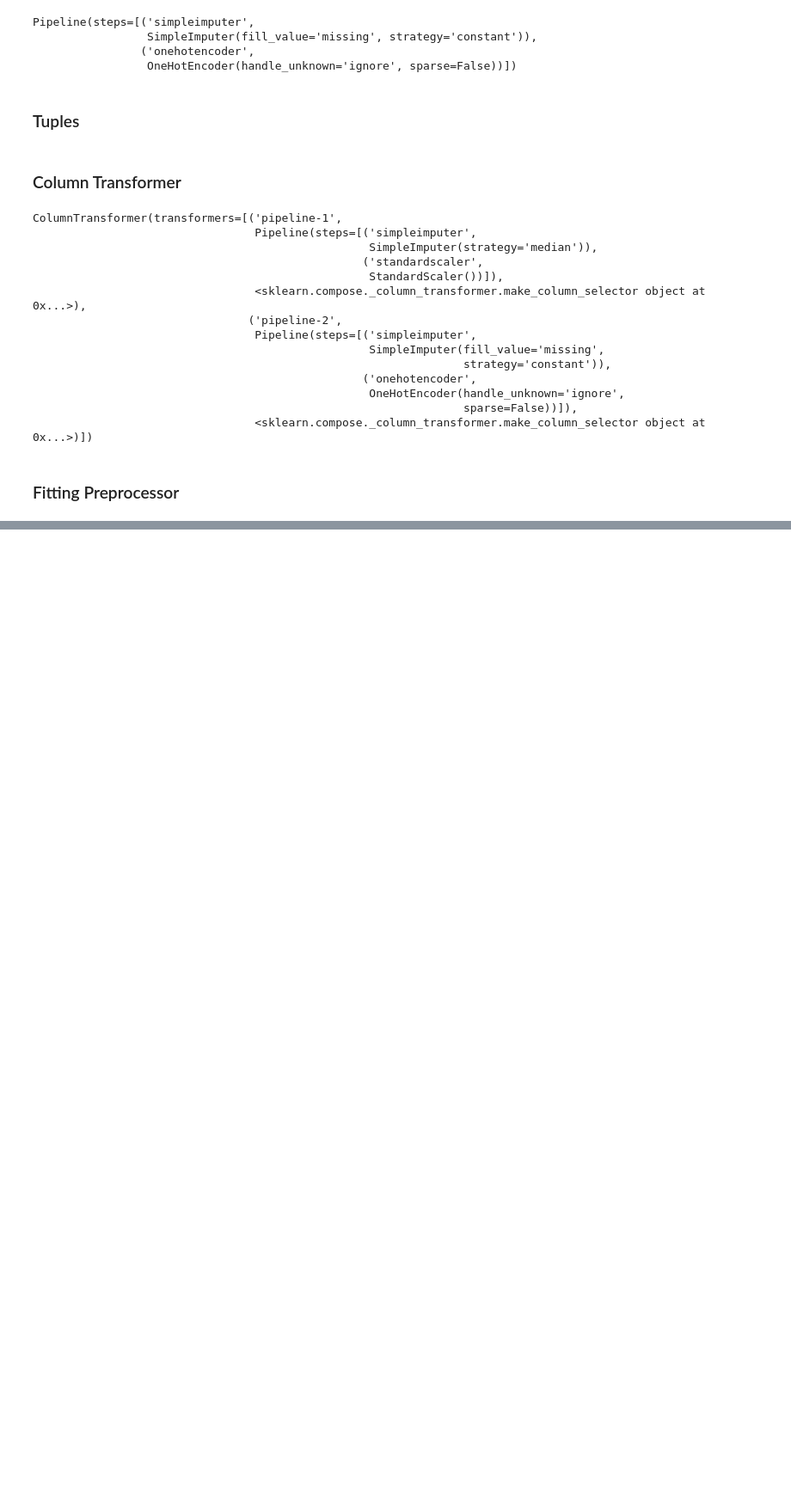
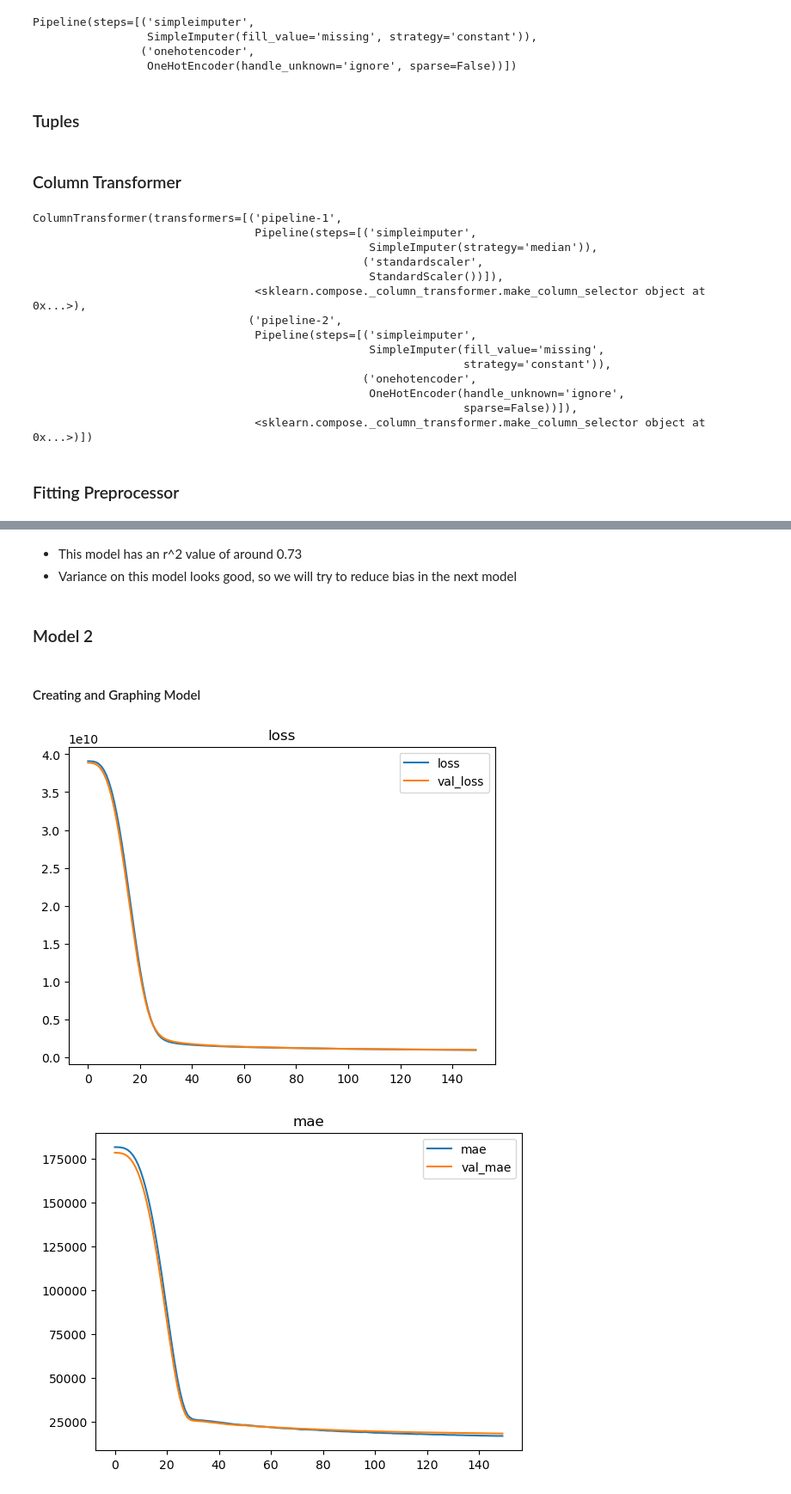
Before and after one commit to Zach-Hanson3/Neural-Network-Exercise, a Jupyter notebook: Neural Network Exercise (Core).ipynb, the cells around one changed output, grey strips where cells are left out. Shown at 86% size. Drawn from its saved outputs; the diff is of its cells as text; code cells hidden in the pictures; blank space fills up the shorter version.

```diff
--- a/Neural Network Exercise (Core).ipynb
+++ b/Neural Network Exercise (Core).ipynb
@@ -299,0 +350,46 @@ X_test = preprocessor.transform(X_test)
+# %% [markdown]
+- This model has an r^2 value of around 0.73
+- Variance on this model looks good, so we will try to reduce bias in the next model
+# %% [markdown]
+### Model 2
+# %% [markdown]
+#### Creating and Graphing Model
+# %%
+# Set Random Seeds
+keras.backend.clear_session()
+np.random.seed(42)
+tf.random.set_seed(42)
+
+#Building model
+n_cols = X_train.shape[1]
+
+#Instantiate model
+model_2 = Sequential()
+
+#Adding first layer
+model_2.add(Dense(50, activation = 'relu', input_dim = X_train.shape[1]))
+
+#Hidden layer 1
+model_2.add(Dense(50, activation = 'relu'))
+
+#Output layer
+model_2.add(Dense(1, activation = 'linear'))
+# %%
+#Compiling Model
+rmse = RootMeanSquaredError(name='rmse')
+
+model_2.compile(optimizer='adam', loss='mse', metrics=['mae', rmse])
+# %%
+#Fitting Model
+early_stopping = EarlyStopping(patience = 3)
+history = model_2.fit(X_train, y_train,
+                      validation_data = (X_test, y_test),
+                      epochs = 150,
+                      verbose = 0,
+                      callbacks = [early_stopping])
+# %%
+#Graphing
+plot_history(history)
+# %% [output]
+[figure, added]
+[figure, added]
```
Also changed, not shown: parts of 26 cells of this notebook.
